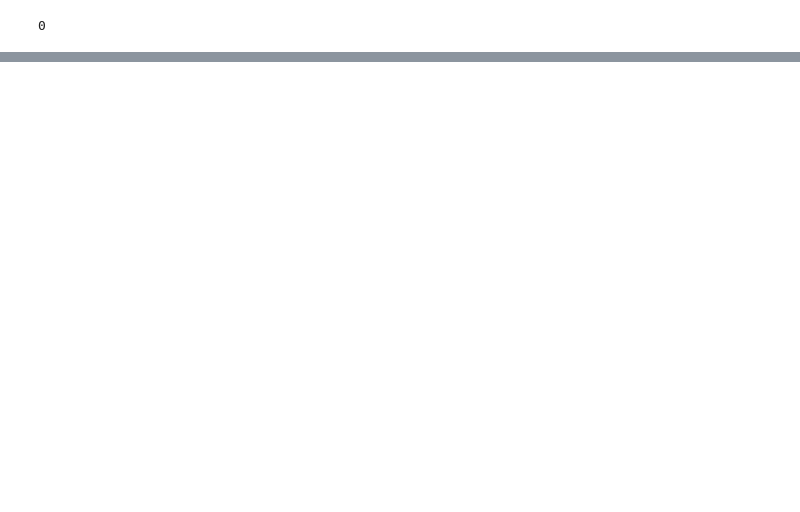
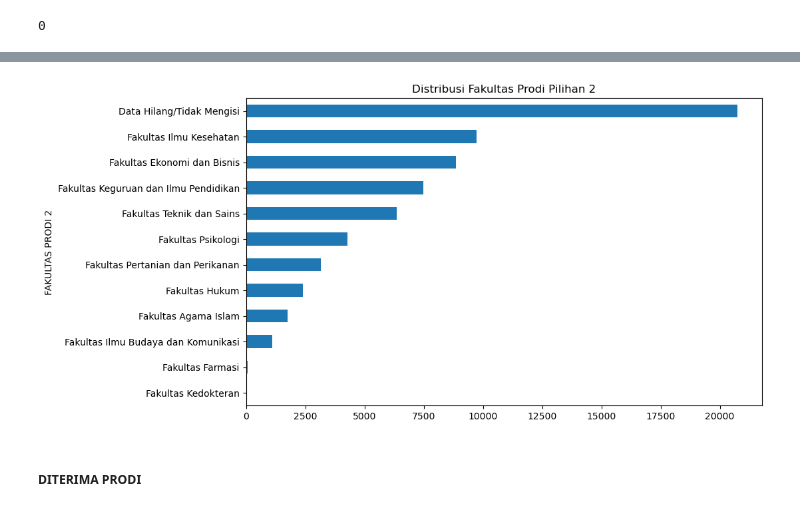
Before and after one commit to dhikaramadhansaputra/Full_Project_Data_Analyst, a Jupyter notebook: Tren Penerimaan MABA UMP 2014 - 2024/worksheet/pre-processing.ipynb, the cells around one changed output, grey strips where cells are left out. Saved outputs shown, nothing was run; the diff lists cells and outputs as text; code cells hidden in the pictures; blank space fills up the shorter version.

```diff
--- a/Tren Penerimaan MABA UMP 2014 - 2024/worksheet/pre-processing.ipynb
+++ b/Tren Penerimaan MABA UMP 2014 - 2024/worksheet/pre-processing.ipynb
@@ -1187,0 +1356,9 @@ df.head()
+# %%
+# kolom 'FAKULTAS PRODI 2' - visualisasi
+df['FAKULTAS PRODI 2'].value_counts(ascending=True).plot(kind='barh', figsize=(10, 6))
+plt.title('Distribusi Fakultas Prodi Pilihan 2')
+plt.show()
+# %% [output]
+[figure, added]
+# %% [markdown]
+##### DITERIMA PRODI
```
Also changed, not shown: parts of 54 cells of this notebook, 2 other files.
